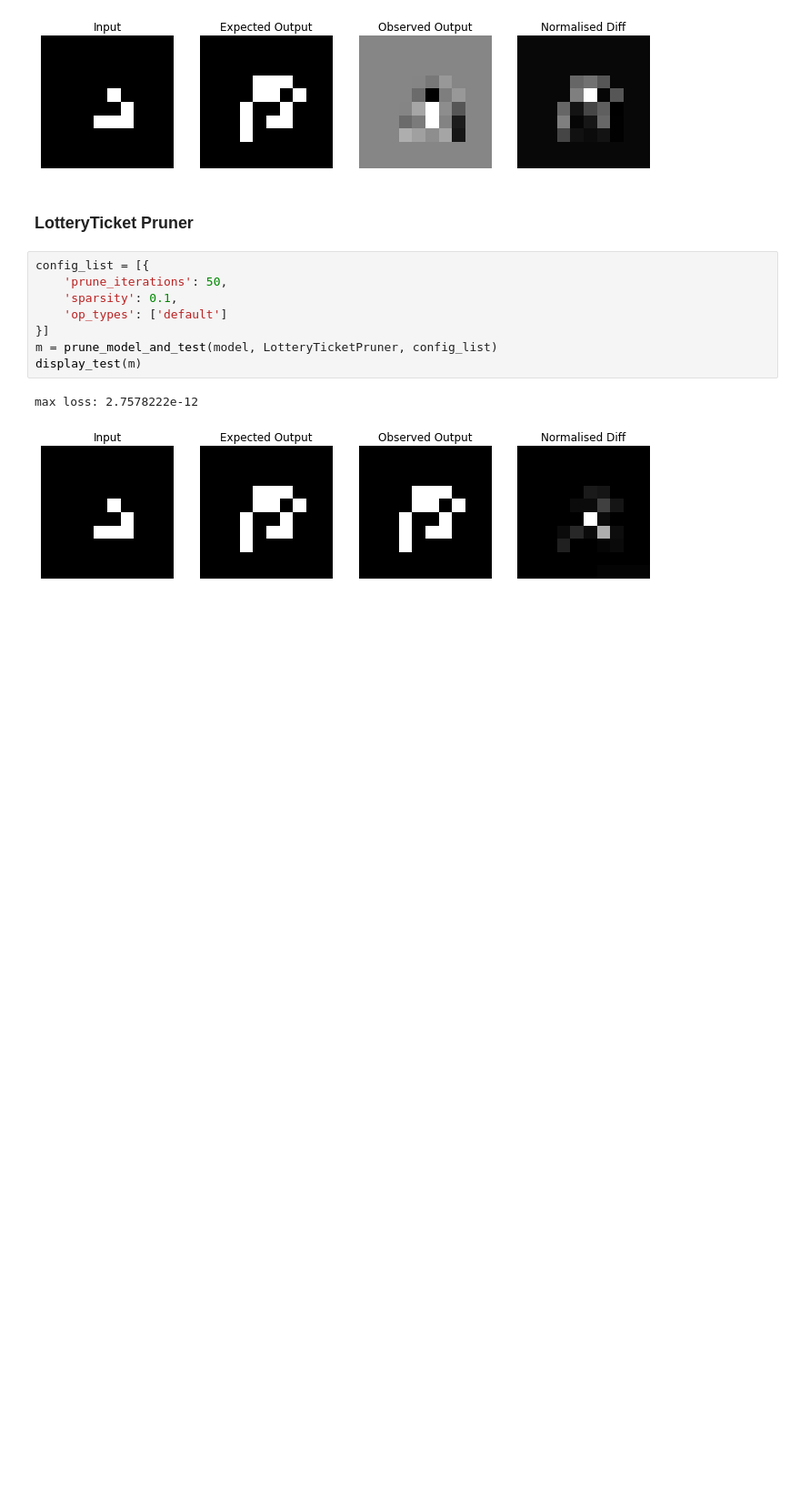
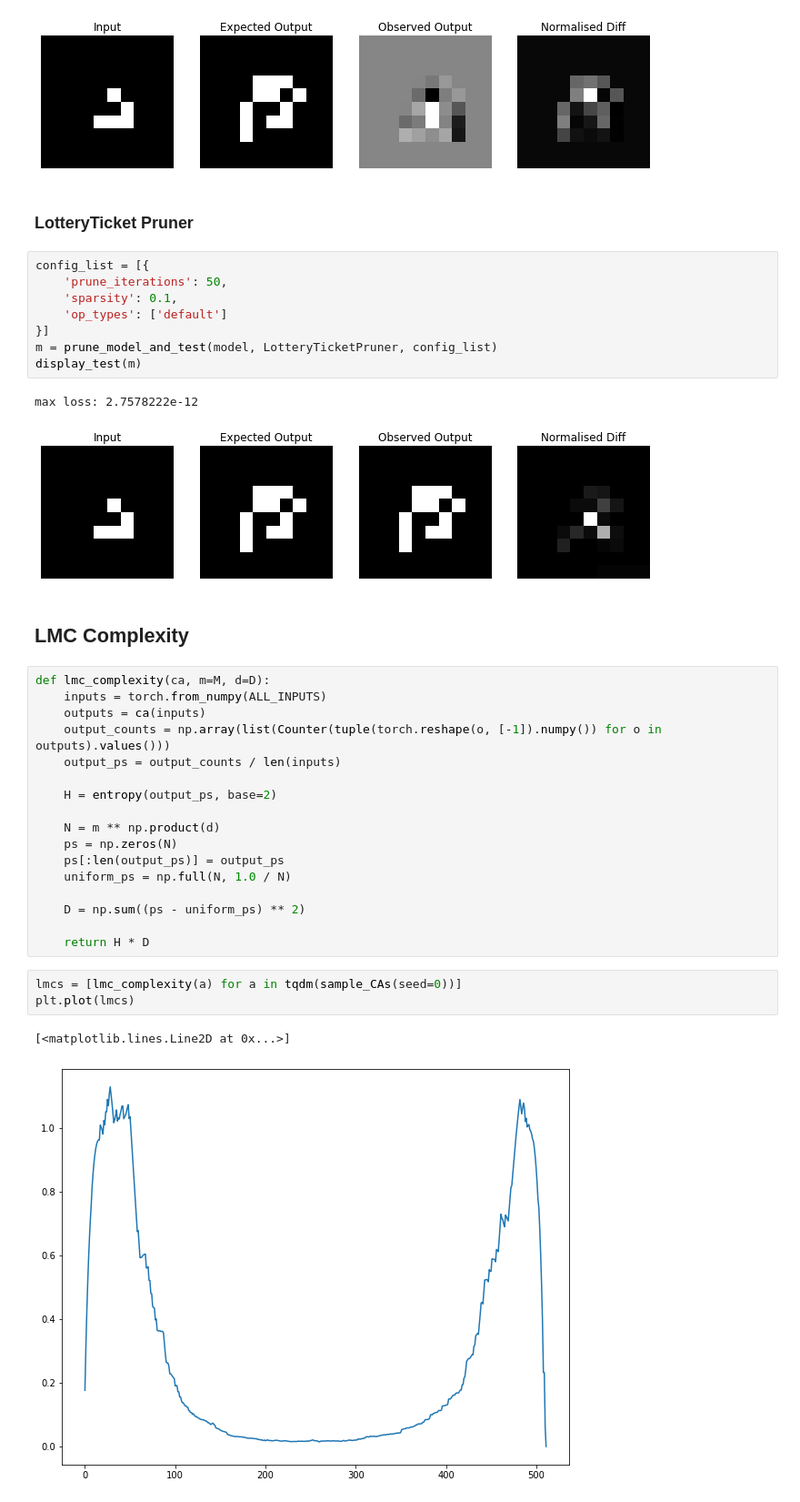
Before and after one commit to luknw/convoca, a Jupyter notebook: paper_replication.ipynb, the cells around one changed output. Shown: that part at 91% size. Cells and saved outputs as stored; diff of their text form; blank space fills up the shorter version.

Commit message:
Implement LMC complexity for CAs

```diff
--- a/paper_replication.ipynb
+++ b/paper_replication.ipynb
@@ -358,3 +359,28 @@ display_test(m)
 # %% [output]
 max loss: 2.7578222e-12
 [figure]
+# %% [markdown]
+## LMC Complexity
+# %%
+def lmc_complexity(ca, m=M, d=D):
+    inputs = torch.from_numpy(ALL_INPUTS)
+    outputs = ca(inputs)
+    output_counts = np.array(list(Counter(tuple(torch.reshape(o, [-1]).numpy()) for o in outputs).values()))
+    output_ps = output_counts / len(inputs)
+
+    H = entropy(output_ps, base=2)
+
+    N = m ** np.product(d)
+    ps = np.zeros(N)
+    ps[:len(output_ps)] = output_ps
+    uniform_ps = np.full(N, 1.0 / N)
+
+    D = np.sum((ps - uniform_ps) ** 2)
+
+    return H * D
+# %%
+lmcs = [lmc_complexity(a) for a in tqdm(sample_CAs(seed=0))]
+plt.plot(lmcs)
+# %% [output]
+[<matplotlib.lines.Line2D at 0x...>]
+[figure, added]
```
Also changed, not shown: parts of 2 cells of this notebook, 2 other files.
